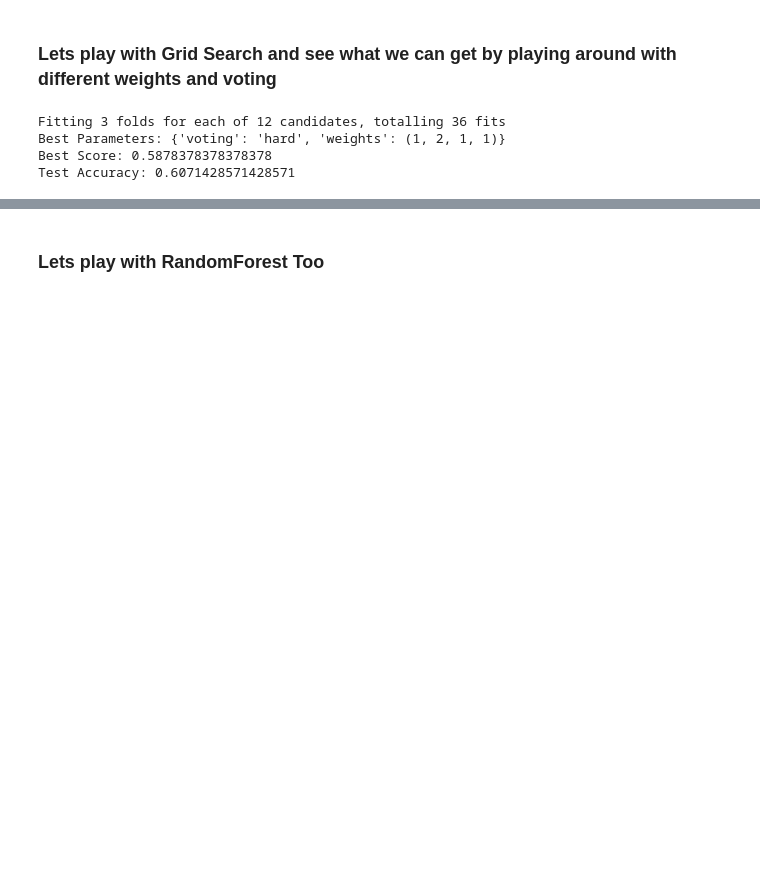
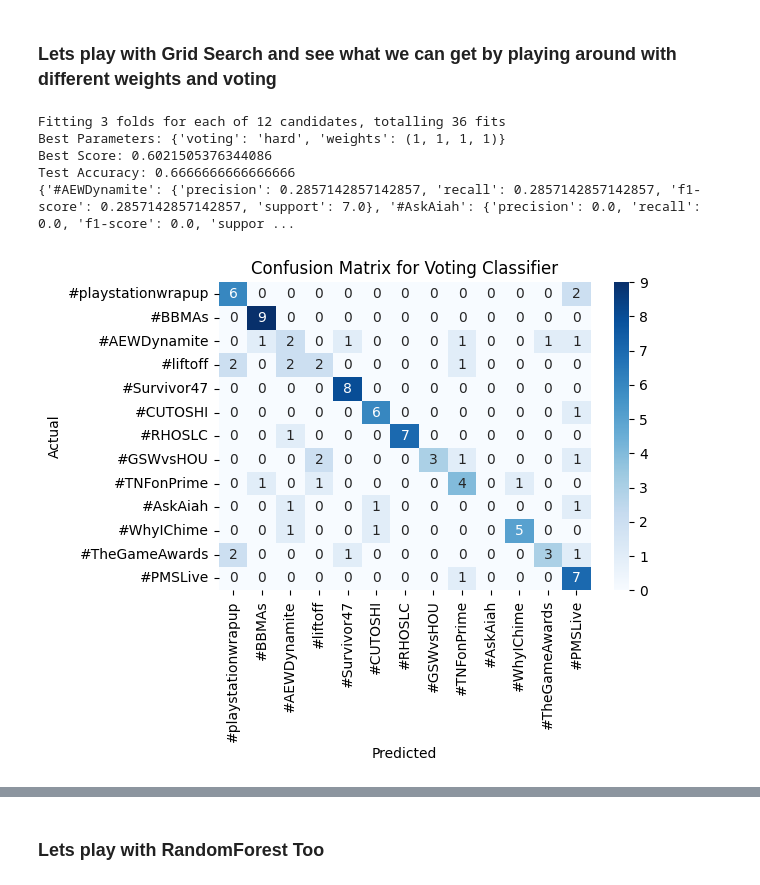
Before and after one commit to adchawla/kraftwerk, a Jupyter notebook: 04_CapstoneProject_GenerationOfRelevantHashTagsForSocialMediaPosts/notebooks/04_AdvancedDataModellingAndEvaluation.ipynb, the cells around one changed output, grey strips where cells are left out. Saved outputs shown, nothing was run; the diff lists cells and outputs as text; code cells hidden in the pictures; blank space fills up the shorter version.

```diff
--- a/04_CapstoneProject_GenerationOfRelevantHashTagsForSocialMediaPosts/notebooks/04_AdvancedDataModellingAndEvaluation.ipynb
+++ b/04_CapstoneProject_GenerationOfRelevantHashTagsForSocialMediaPosts/notebooks/04_AdvancedDataModellingAndEvaluation.ipynb
@@ -114,40 +114,62 @@ param_grid = {
 # Define the VotingClassifier
 voting_clf = VotingClassifier(
     estimators=[
         ('logreg', logreg_pipeline),
         ('dt', dt_pipeline),
         ('knn', knn_pipeline),
         ('nb', nb_pipeline)
     ]
 )
 
 
 
 # Create the GridSearchCV object
 grid_search = GridSearchCV(
     estimator=voting_clf,
     param_grid=param_grid,
     cv=3,  # 3-fold cross-validation
     scoring='accuracy',  # Or another suitable metric
     verbose=1,
-    n_jobs=-1  # Use all processors for speed
+    n_jobs=-1,  # Use all processors for speed
 )
 
 # Fit the grid search to find the best weights
 grid_search.fit(X_train, y_train)
 
+# Evaluate on the test set
+best_voting_clf = grid_search.best_estimator_
+y_pred = best_voting_clf.predict(X_test)
+report = classification_report(y_test, y_pred, output_dict=True)
+
+results.append({
+    'Model': 'Voting Classifier',
+    'Best Parameters': grid_search.best_params_,
+    'Training Score': grid_search.best_score_,
+    'Test Score': report['accuracy'],
+    'Mean Fit Time': grid_search.cv_results_['mean_fit_time'].mean(),
+    'Mean Test Time': grid_search.cv_results_['mean_score_time'].mean()
+})
+
+
 # Output the best parameters and score
 print("Best Parameters:", grid_search.best_params_)
 print("Best Score:", grid_search.best_score_)
+print("Test Accuracy:", accuracy_score(y_test, y_pred))
 
-# Evaluate on the test set
-best_voting_clf = grid_search.best_estimator_
-y_pred = best_voting_clf.predict(X_test)
-print("Test Accuracy:", accuracy_score(y_test, y_pred))
+print(report)
+cm = confusion_matrix(y_test, y_pred, labels=hashtags)
+plt.figure(figsize=(6, 4))
+sns.heatmap(cm, annot=True, fmt='d', cmap="Blues", xticklabels=hashtags, yticklabels=hashtags)
+plt.title(f"Confusion Matrix for Voting Classifier")
+plt.xlabel("Predicted")
+plt.ylabel("Actual")
+plt.show()
 # %% [output]
 Fitting 3 folds for each of 12 candidates, totalling 36 fits
-Best Parameters: {'voting': 'hard', 'weights': (1, 2, 1, 1)}
-Best Score: 0.5878378378378378
-Test Accuracy: 0.6071428571428571
+Best Parameters: {'voting': 'hard', 'weights': (1, 1, 1, 1)}
+Best Score: 0.6021505376344086
+Test Accuracy: 0.6666666666666666
+{'#AEWDynamite': {'precision': 0.2857142857142857, 'recall': 0.2857142857142857, 'f1-score': 0.2857142857142857, 'support': 7.0}, '#AskAiah': {'precision': 0.0, 'recall': 0.0, 'f1-score': 0.0, 'suppor ...
+[figure, added]
 # %%
 # Print the scores for each combination
```
Also changed, not shown: parts of 10 cells of this notebook, 7 other files.
